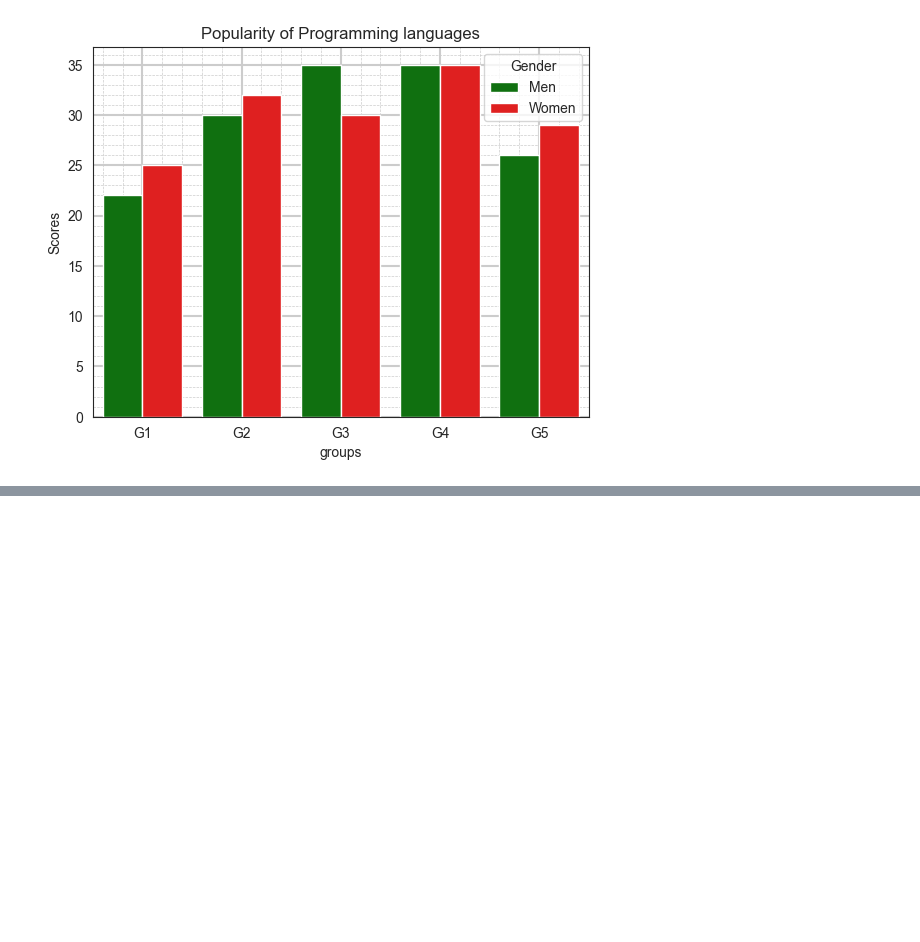
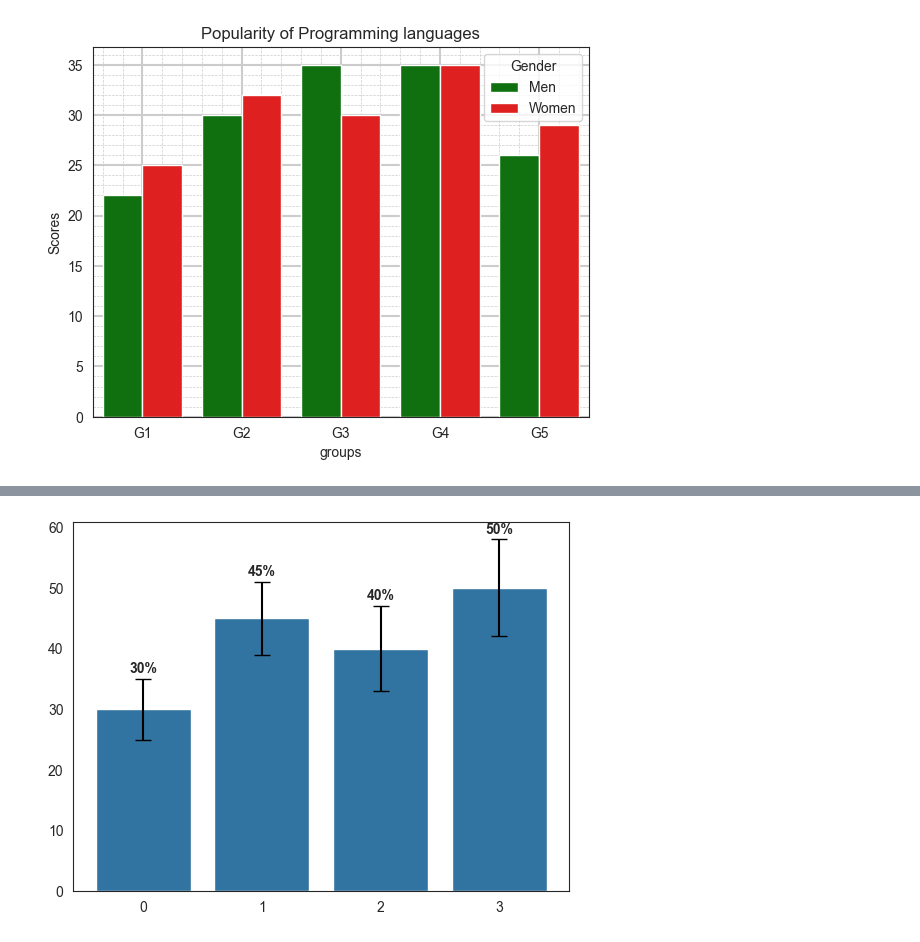
Before and after one commit to gpgaikwad576/DAIAugust2025, a Jupyter notebook: DA/Pankaj/assigs/assig5.ipynb, the cells around one changed output, grey strips where cells are left out. Saved outputs shown, nothing was run; the diff lists cells and outputs as text; code cells hidden in the pictures; blank space fills up the shorter version.

```diff
--- a/DA/Pankaj/assigs/assig5.ipynb
+++ b/DA/Pankaj/assigs/assig5.ipynb
@@ -166,0 +180,12 @@ df = pd.read_csv(StringIO(data))
+# %%
+# 13. Write a Python program to create bar plots with errorbars on the same
+# figure. Attach a text label above each bar displaying men means (integer
+# value)
+vel = [30,45,40,50]
+std_vel = [5, 6, 7, 8]
+sns.barplot(x=np.arange(4),y =vel)
+plt.errorbar(x=np.arange(4),y = vel,yerr = std_vel,fmt = 'none',color = 'black', capsize =6)
+for i,v in enumerate(vel):
+    plt.text(i,v+std_vel[i]+0.5,f'{v}%', ha = 'center',va = 'bottom',fontweight = 'bold')
+# %% [output]
+[figure, added]
```
Also changed, not shown: parts of 6 cells of this notebook, 4 other files.
